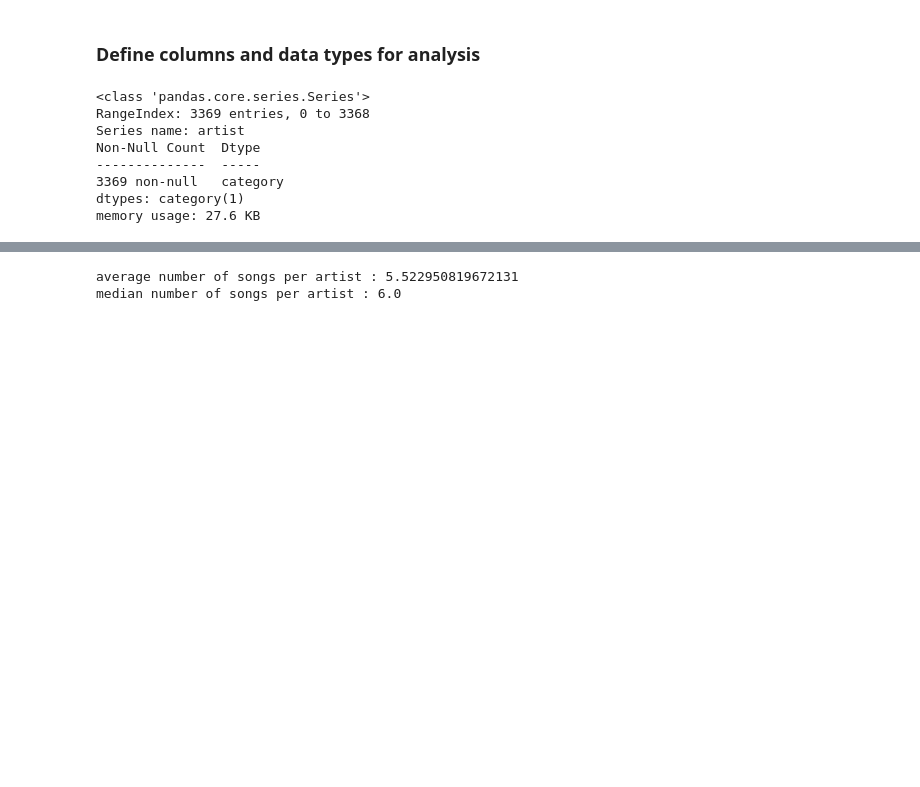
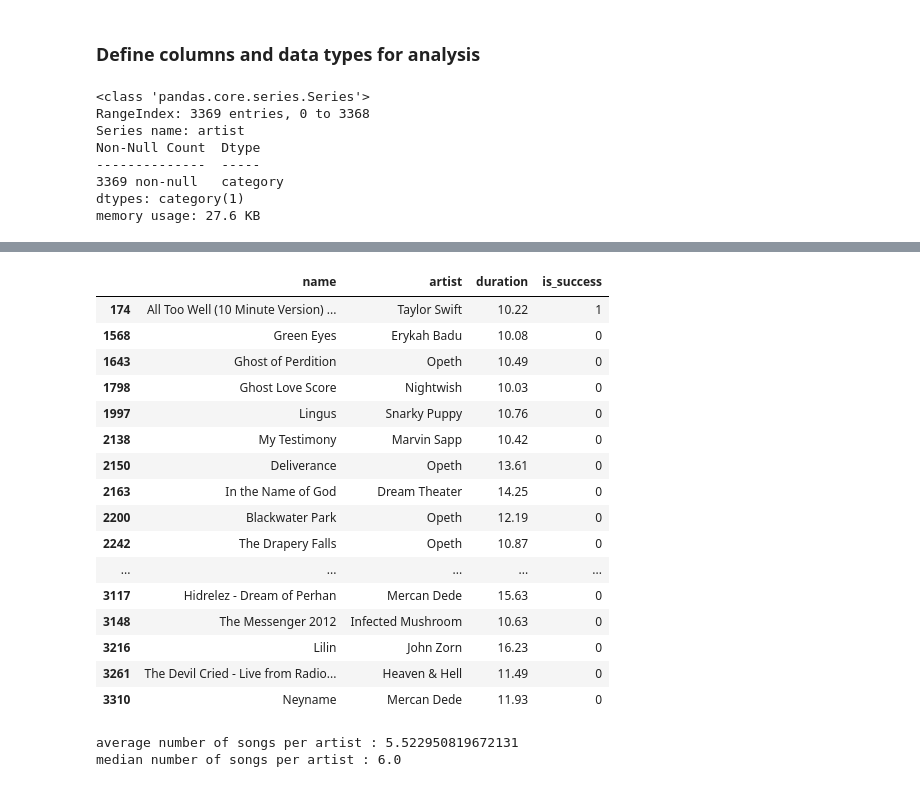
Before and after one commit to ofriK1708/data_science_projects, a Jupyter notebook: music_success_audio_features/researchDataset.ipynb, the cells around one changed output, grey strips where cells are left out. Cells and saved outputs as stored; diff of their text form; code cells hidden in the pictures; blank space fills up the shorter version.

```diff
--- a/music_success_audio_features/researchDataset.ipynb
+++ b/music_success_audio_features/researchDataset.ipynb
@@ -240,3 +382,25 @@ memory usage: 27.6 KB
+# %%
+songs_longer_then_10_minutes = songs_past_20_years[songs_past_20_years["duration"] > 10]
+# print(f"number of songs longer than 10 minutes: {len(songs_longer_then_10_minutes)}")
+display(songs_longer_then_10_minutes[["name", "artist", "duration","is_success"]])
+# %% [output]
+|  | name | artist | duration | is_success |
+| 174 | All Too Well (10 Minute Version) ... | Taylor Swift | 10.22 | 1 |
+| 1568 | Green Eyes | Erykah Badu | 10.08 | 0 |
+| 1643 | Ghost of Perdition | Opeth | 10.49 | 0 |
+| 1798 | Ghost Love Score | Nightwish | 10.03 | 0 |
+| 1997 | Lingus | Snarky Puppy | 10.76 | 0 |
+| 2138 | My Testimony | Marvin Sapp | 10.42 | 0 |
+| 2150 | Deliverance | Opeth | 13.61 | 0 |
+| 2163 | In the Name of God | Dream Theater | 14.25 | 0 |
+| 2200 | Blackwater Park | Opeth | 12.19 | 0 |
+| 2242 | The Drapery Falls | Opeth | 10.87 | 0 |
+| ... | ... | ... | ... | ... |
+| 3117 | Hidrelez - Dream of Perhan | Mercan Dede | 15.63 | 0 |
+| 3148 | The Messenger 2012 | Infected Mushroom | 10.63 | 0 |
+| 3216 | Lilin | John Zorn | 16.23 | 0 |
+| 3261 | The Devil Cried - Live from Radio... | Heaven & Hell | 11.49 | 0 |
+| 3310 | Neyname | Mercan Dede | 11.93 | 0 |
 # %%
 songs_per_artist = songs_past_20_years["artist"].value_counts()
 mean_per_artist = songs_per_artist.mean()
```
Also changed, not shown: parts of 3 cells of this notebook.
